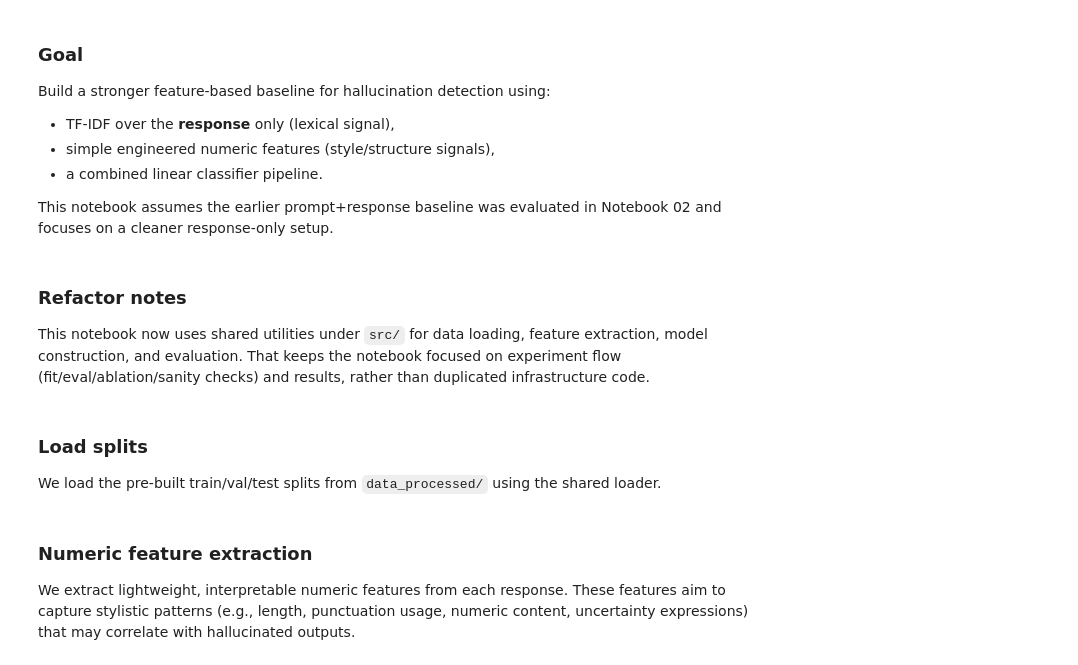
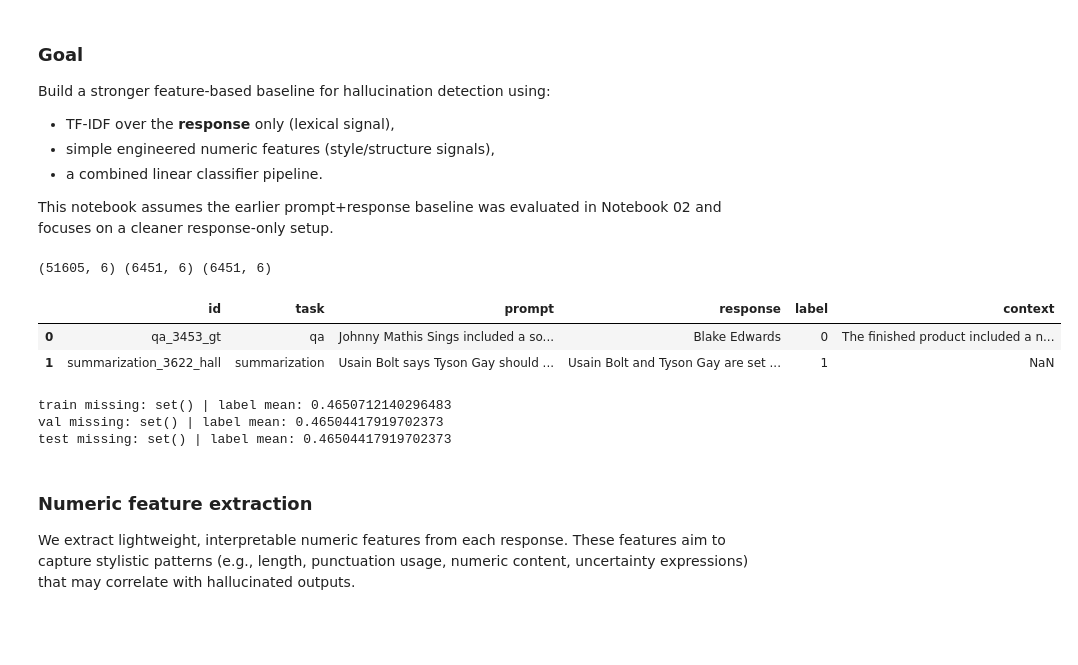
Before and after one commit to avivzie/hallu-detect, a Jupyter notebook: notebooks/03_feature_based_models.ipynb, the cells around one changed output. Saved outputs shown, nothing was run; the diff lists cells and outputs as text; code cells hidden in the pictures; blank space fills up the shorter version.

```diff
--- a/notebooks/03_feature_based_models.ipynb
+++ b/notebooks/03_feature_based_models.ipynb
@@ -9,11 +9,6 @@ Build a stronger feature-based baseline for hallucination detection using:
 - a combined linear classifier pipeline.
 
 This notebook assumes the earlier prompt+response baseline was evaluated in Notebook 02 and focuses on a cleaner response-only setup.
-# %% [markdown]
-### Refactor notes
-
-This notebook now uses shared utilities under `src/` for data loading, feature extraction, model construction, and evaluation.
-That keeps the notebook focused on experiment flow (fit/eval/ablation/sanity checks) and results, rather than duplicated infrastructure code.
 # %%
 import sys
 from pathlib import Path
@@ -32,5 +22 @@ from src.models import build_tfidf_only_logreg, build_tfidf_numeric_logreg
 from src.utils import evaluate_split, metrics_table
-# %% [markdown]
-### Load splits
-
-We load the pre-built train/val/test splits from `data_processed/` using the shared loader.
@@ -37,7 +34,26 @@ We load the pre-built train/val/test splits from `data_processed/` using the sha
 # %%
-train_df, val_df, test_df = load_splits(root=ROOT)
+
+ROOT = Path("..")  # notebooks/ -> repo root
+
+train_df = pd.read_csv(ROOT / "data_processed/train.csv")
+val_df   = pd.read_csv(ROOT / "data_processed/val.csv")
+test_df  = pd.read_csv(ROOT / "data_processed/test.csv")
+
 print(train_df.shape, val_df.shape, test_df.shape)
 train_df.head(2)
+# %% [output]
+(51605, 6) (6451, 6) (6451, 6)
+|  | id | task | prompt | response | label | context |
+| 0 | qa_3453_gt | qa | Johnny Mathis Sings included a so... | Blake Edwards | 0 | The finished product included a n... |
+| 1 | summarization_3622_hall | summarization | Usain Bolt says Tyson Gay should ... | Usain Bolt and Tyson Gay are set ... | 1 | NaN |
+# %%
+for name, df in [("train", train_df), ("val", val_df), ("test", test_df)]:
+    missing = set(["prompt","response","label","task"]).difference(df.columns)
+    print(name, "missing:", missing, "| label mean:", df["label"].mean())
+# %% [output]
+train missing: set() | label mean: 0.4650712140296483
+val missing: set() | label mean: 0.46504417919702373
+test missing: set() | label mean: 0.46504417919702373
 # %% [markdown]
 ### Numeric feature extraction
 
```
Also changed, not shown: parts of 12 cells of this notebook, 3 other files.
